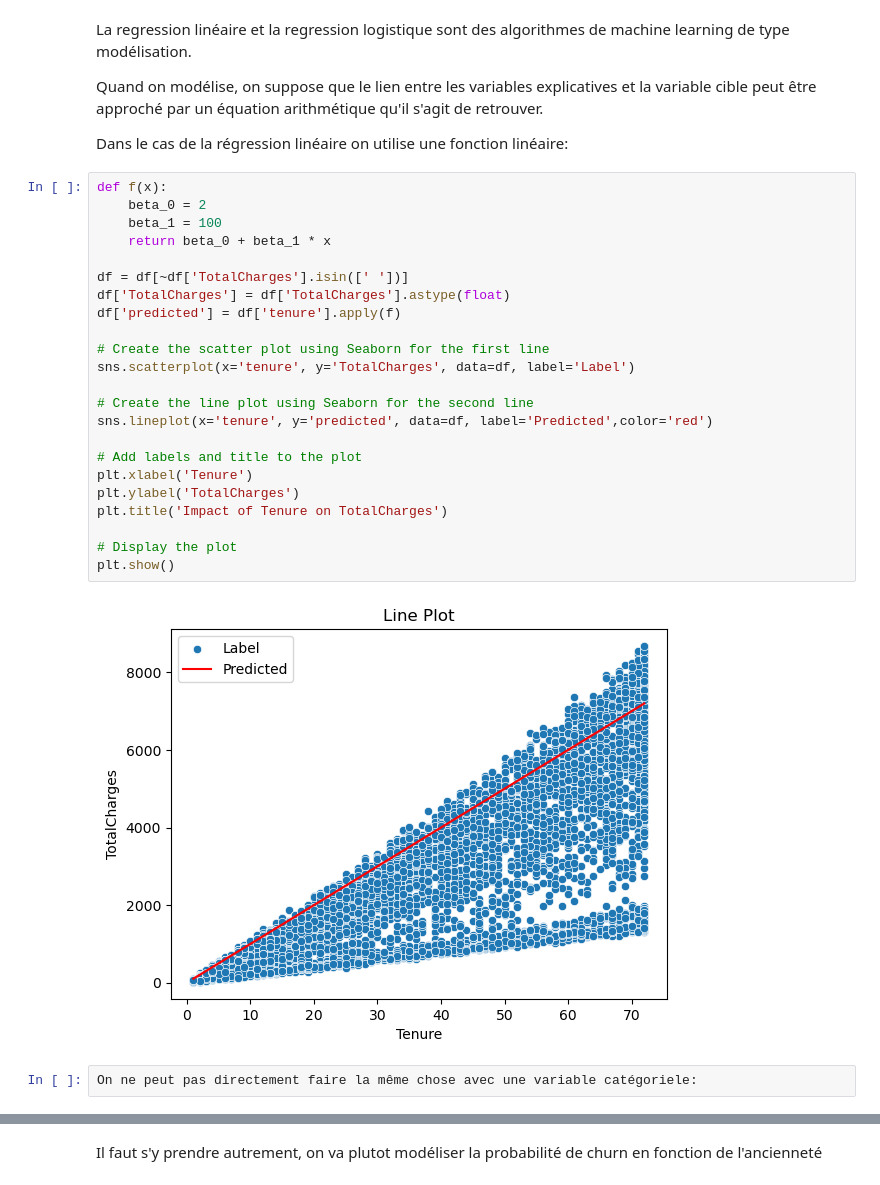
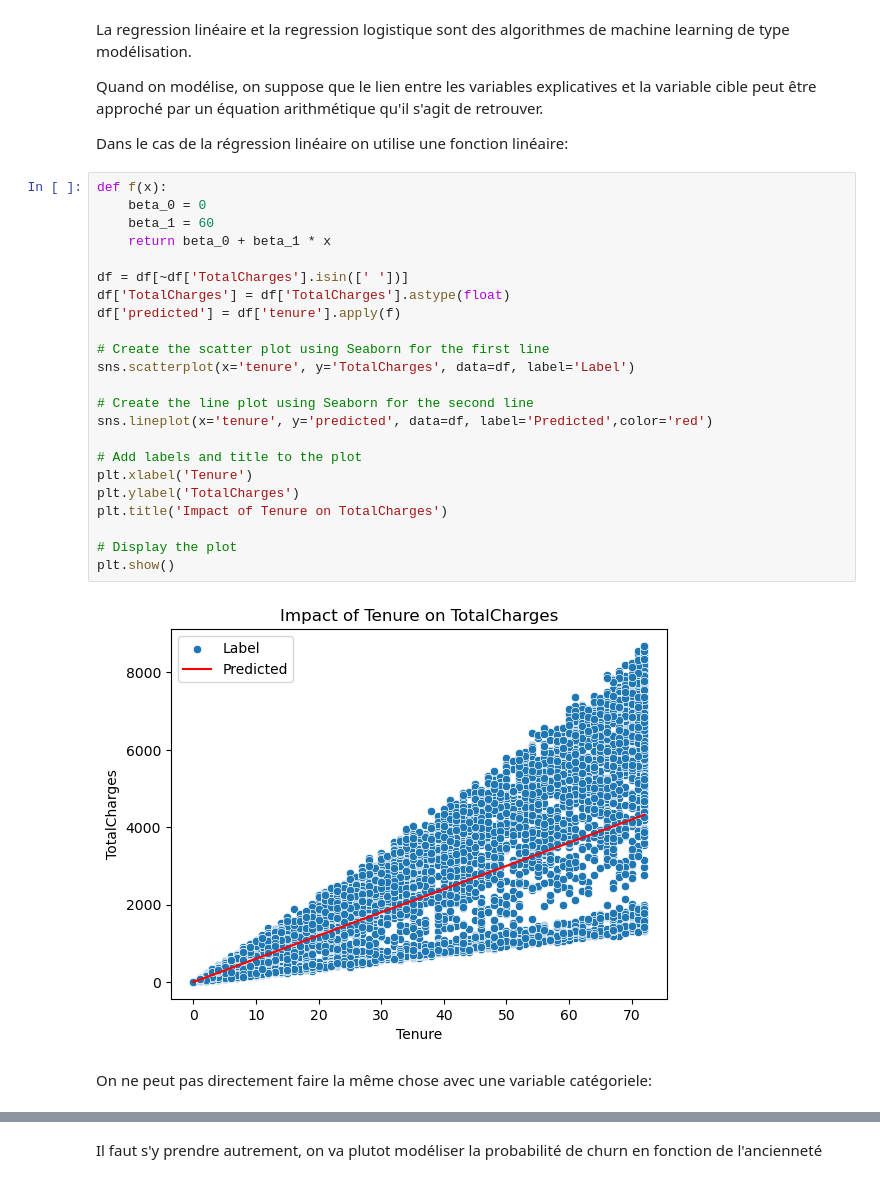
Before and after one commit to charles-42/classification_telco_churn, a Jupyter notebook: cours_classification.ipynb, the cells around one changed output, grey strips where cells are left out. Cells and saved outputs as stored; diff of their text form.

```diff
--- a/cours_classification.ipynb
+++ b/cours_classification.ipynb
@@ -36,31 +36,31 @@ Quand on modélise, on suppose que le lien entre les variables explicatives et l
 Dans le cas de la régression linéaire on utilise une fonction linéaire:
 # %%
 def f(x):
-    beta_0 = 2
-    beta_1 = 100
+    beta_0 = 0
+    beta_1 = 60
     return beta_0 + beta_1 * x
 
 df = df[~df['TotalCharges'].isin([' '])]
 df['TotalCharges'] = df['TotalCharges'].astype(float)
 df['predicted'] = df['tenure'].apply(f)
 
 # Create the scatter plot using Seaborn for the first line
 sns.scatterplot(x='tenure', y='TotalCharges', data=df, label='Label')
 
 # Create the line plot using Seaborn for the second line
 sns.lineplot(x='tenure', y='predicted', data=df, label='Predicted',color='red')
 
 # Add labels and title to the plot
 plt.xlabel('Tenure')
 plt.ylabel('TotalCharges')
 plt.title('Impact of Tenure on TotalCharges')
 
 # Display the plot
 plt.show()
 # %% [output]
-[figure, old version]
+[figure, new version]
-# %%
-On ne peut pas directement faire la même chose avec une variable catégoriele:
+# %% [markdown]
+On ne peut pas directement faire la même chose avec une variable catégoriele:
 # %%
 df['Churn'] = df['Churn'].map({'No': 0, 'Yes': 1})
 
```
Also changed, not shown: parts of 17 cells of this notebook.
